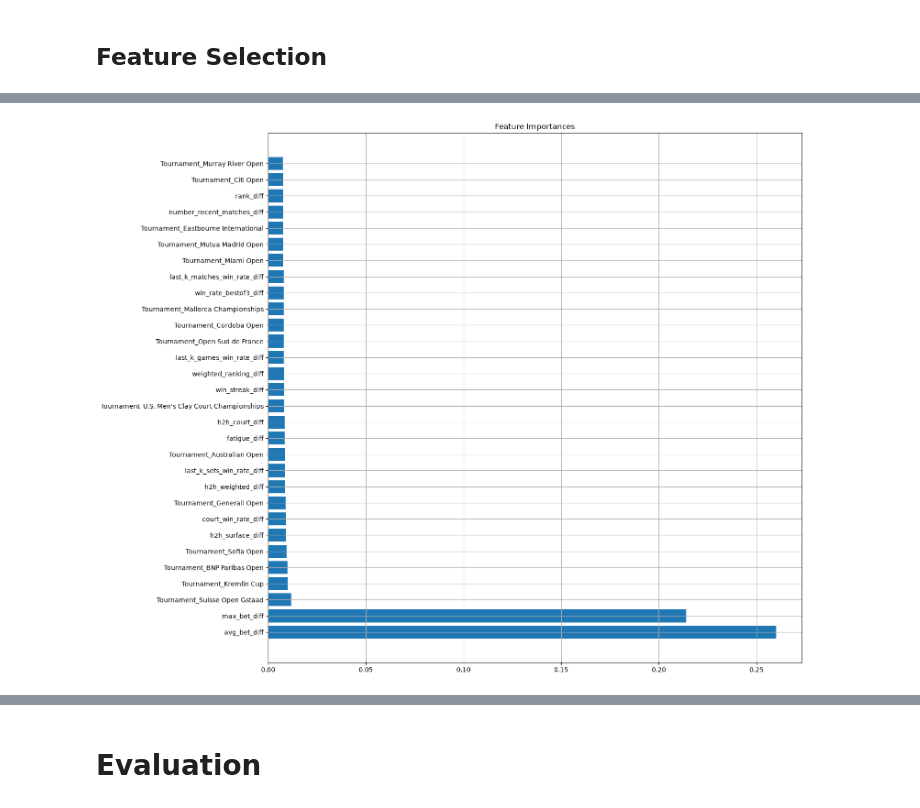
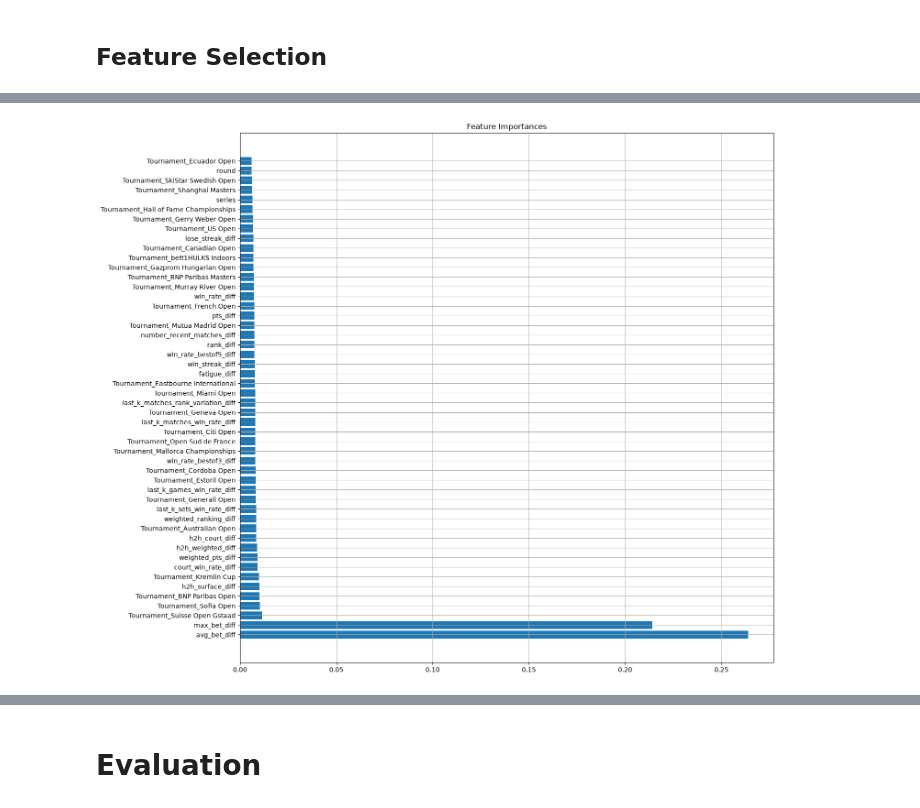
Before and after one commit to Chett0/tennis-match-predictor, a Jupyter notebook: notebooks/xgboost.ipynb, the cells around one changed output, grey strips where cells are left out. Cells and saved outputs as stored; diff of their text form; code cells hidden in the pictures.

```diff
--- a/notebooks/xgboost.ipynb
+++ b/notebooks/xgboost.ipynb
@@ -152,8 +157,8 @@ importances
 # %%
 plot_feature_importance(
     feature_names=importances.index.tolist(),
     feature_importances=importances["importance"],
-    top_n=30
+    top_n=50
 )
 # %% [output]
-[figure, old version]
+[figure, new version]
```
Also changed, not shown: parts of 33 cells of this notebook, 4 other files.
